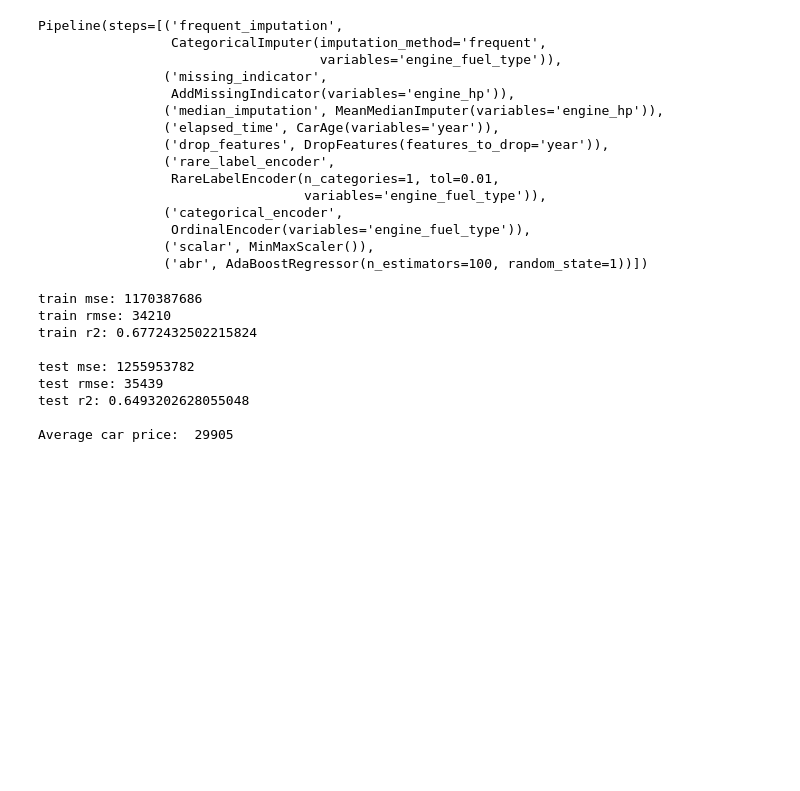
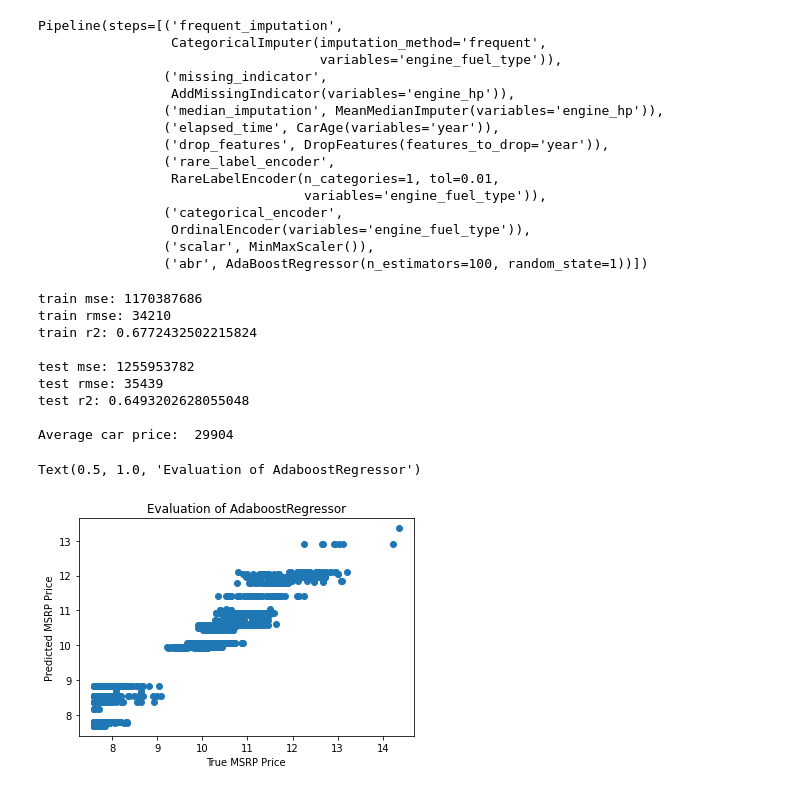
Before and after one commit to chibuikeeugene/Car_price_prediction, a Jupyter notebook: research-and-development/step_05_machine_learning_pipeline.ipynb, the cells around one changed output. Drawn from its saved outputs; the diff is of its cells as text; code cells hidden in the pictures; blank space fills up the shorter version.

Commit message:
model packaging

```diff
--- a/research-and-development/step_05_machine_learning_pipeline.ipynb
+++ b/research-and-development/step_05_machine_learning_pipeline.ipynb
@@ -230,11 +233,11 @@ pred = msrp_pipeline.predict(x_train)
 
 # determine mse, rmse and r2
 print('train mse: {}'.format(int(
-    mean_squared_error(np.exp(y_train), np.exp(pred)))))
+    mean_squared_error(np.expm1(y_train), np.expm1(pred)))))
 print('train rmse: {}'.format(int(
-    mean_squared_error(np.exp(y_train), np.exp(pred), squared=False))))
+    mean_squared_error(np.expm1(y_train), np.expm1(pred), squared=False))))
 print('train r2: {}'.format(
-    r2_score(np.exp(y_train), np.exp(pred))))
+    r2_score(np.expm1(y_train), np.expm1(pred))))
 print()
 
 # make predictions for test set
@@ -242,14 +245,14 @@ pred = msrp_pipeline.predict(x_test)
 
 # determine mse, rmse and r2
 print('test mse: {}'.format(int(
-    mean_squared_error(np.exp(y_test), np.exp(pred)))))
+    mean_squared_error(np.expm1(y_test), np.expm1(pred)))))
 print('test rmse: {}'.format(int(
-    mean_squared_error(np.exp(y_test), np.exp(pred), squared=False))))
+    mean_squared_error(np.expm1(y_test), np.expm1(pred), squared=False))))
 print('test r2: {}'.format(
-    r2_score(np.exp(y_test), np.exp(pred))))
+    r2_score(np.expm1(y_test), np.expm1(pred))))
 print()
 
-print('Average car price: ', int(np.exp(y_train).median()))
+print('Average car price: ', int(np.expm1(y_train).median()))
 # %% [output]
 train mse: 1170387686
 train rmse: 34210
@@ -259,4 +262,13 @@ test mse: 1255953782
 test rmse: 35439
 test r2: 0.6493202628055048
 
-Average car price:  29905
+Average car price:  29904
+# %%
+# evaluating our model with respect to the real msrp price
+plt.scatter(y_test, msrp_pipeline.predict(x_test))
+plt.xlabel('True MSRP Price')
+plt.ylabel('Predicted MSRP Price')
+plt.title('Evaluation of AdaboostRegressor')
+# %% [output]
+Text(0.5, 1.0, 'Evaluation of AdaboostRegressor')
+[figure, added]
```
Also changed, not shown: parts of 9 cells of this notebook, 38 other files.
